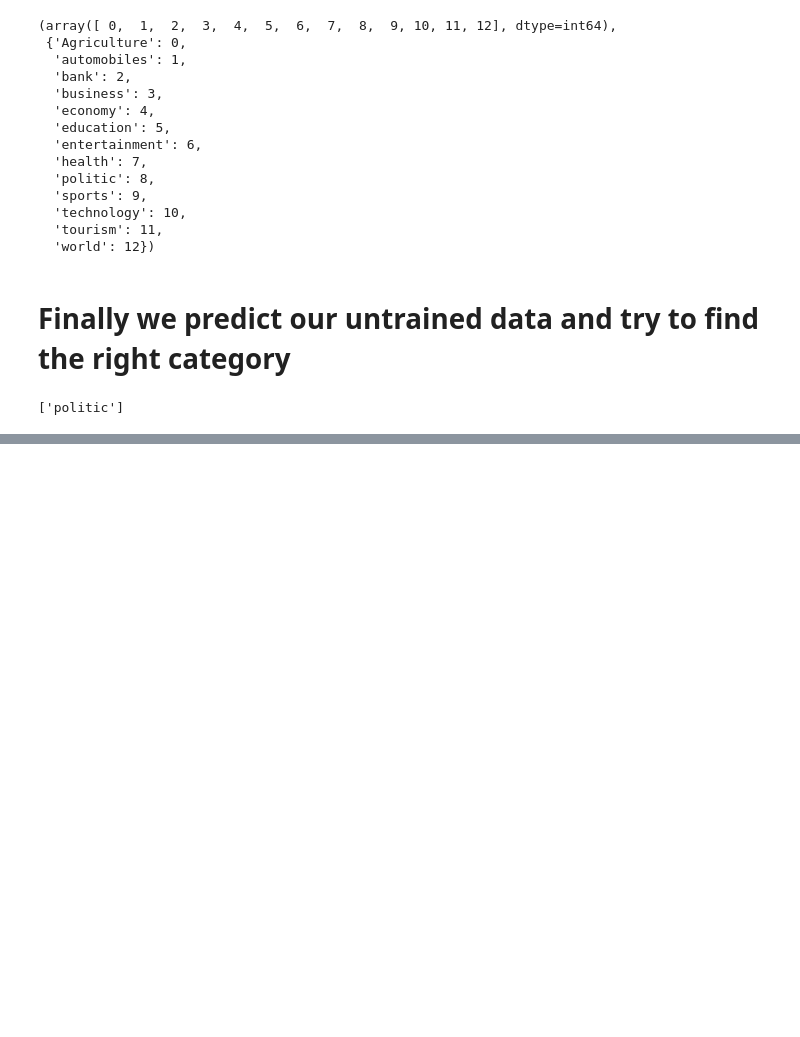
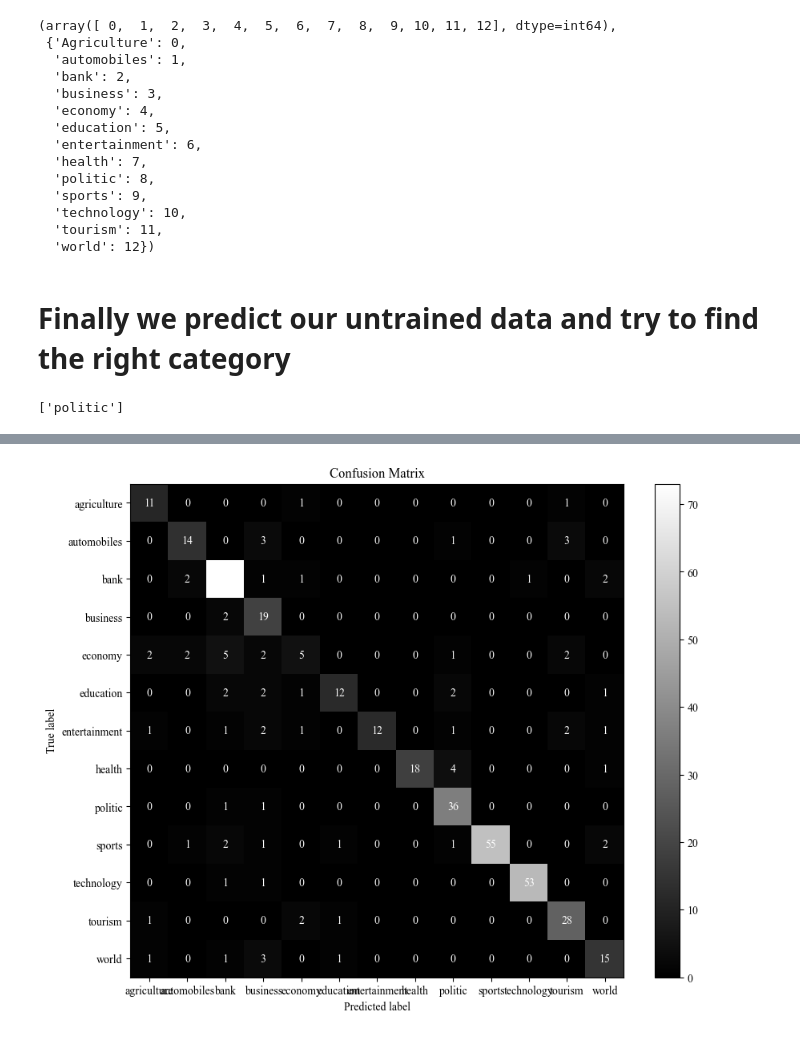
Before and after one commit to sagarad931/Nepali_news_classification, a Jupyter notebook: News_Classification_Model/My_Model.ipynb, the cells around one changed output, grey strips where cells are left out. Saved outputs shown, nothing was run; the diff lists cells and outputs as text; code cells hidden in the pictures; blank space fills up the shorter version.

```diff
--- a/News_Classification_Model/My_Model.ipynb
+++ b/News_Classification_Model/My_Model.ipynb
@@ -347,0 +399,41 @@ pickle.dump(vectorizer,open(filename,'wb'))
+# %%
+import numpy as np
+import matplotlib.pyplot as plt
+
+# Define class labels
+class_labels = ['agriculture', 'automobiles', 'bank', 'business', 'economy', 'education', 'entertainment', 'health', 'politic', 'sports', 'technology', 'tourism', 'world']
+
+# Define the confusion matrix
+cm = np.array([[11, 0, 0, 0, 1, 0, 0, 0, 0, 0, 0, 1, 0],
+               [0, 14, 0, 3, 0, 0, 0, 0, 1, 0, 0, 3, 0],
+               [0, 2, 73, 1, 1, 0, 0, 0, 0, 0, 1, 0, 2],
+               [0, 0, 2, 19, 0, 0, 0, 0, 0, 0, 0, 0, 0],
+               [2, 2, 5, 2, 5, 0, 0, 0, 1, 0, 0, 2, 0],
+               [0, 0, 2, 2, 1, 12, 0, 0, 2, 0, 0, 0, 1],
+               [1, 0, 1, 2, 1, 0, 12, 0, 1, 0, 0, 2, 1],
+               [0, 0, 0, 0, 0, 0, 0, 18, 4, 0, 0, 0, 1],
+               [0, 0, 1, 1, 0, 0, 0, 0, 36, 0, 0, 0, 0],
+               [0, 1, 2, 1, 0, 1, 0, 0, 1, 55, 0, 0, 2],
+               [0, 0, 1, 1, 0, 0, 0, 0, 0, 0, 53, 0, 0],
+               [1, 0, 0, 0, 2, 1, 0, 0, 0, 0, 0, 28, 0],
+               [1, 0, 1, 3, 0, 1, 0, 0, 0, 0, 0, 0, 15]])
+
+# Plot confusion matrix with labels and dataset values
+fig, ax = plt.subplots(figsize=(10, 8))
+im = ax.imshow(cm, interpolation='nearest', cmap='gray')
+
+# Add dataset values inside the boxes
+for i in range(len(class_labels)):
+    for j in range(len(class_labels)):
+        ax.text(j, i, str(cm[i, j]), ha='center', va='center', color='white')
+
+ax.figure.colorbar(im, ax=ax)
+ax.set(xticks=np.arange(cm.shape[1]),
+       yticks=np.arange(cm.shape[0]),
+       xticklabels=class_labels, yticklabels=class_labels,
+       xlabel='Predicted label', ylabel='True label',
+       title='Confusion Matrix')
+
+plt.show()
+# %% [output]
+[figure, added]
```
Also changed, not shown: parts of 2 cells of this notebook, 12 other files.
